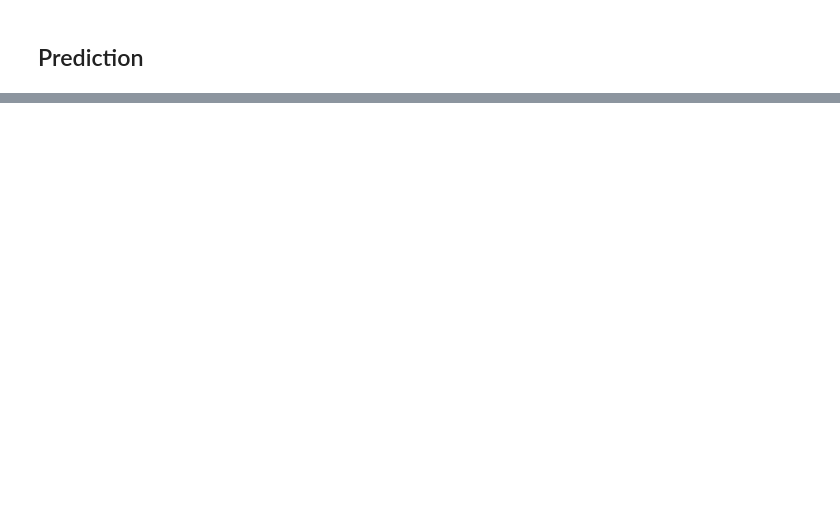
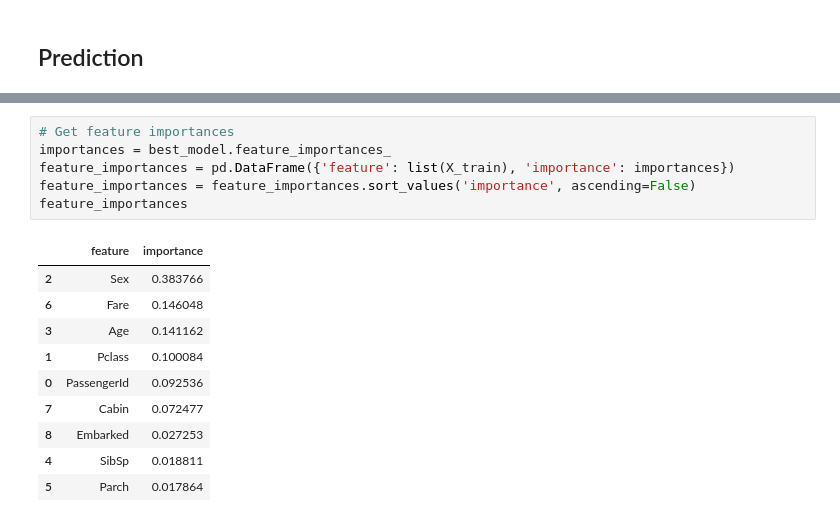
Before and after one commit to essiesalari/Titanic-ML, a Jupyter notebook: TitanicML.ipynb, the cells around one changed output, grey strips where cells are left out. Saved outputs shown, nothing was run; the diff lists cells and outputs as text; blank space fills up the shorter version.

```diff
--- a/TitanicML.ipynb
+++ b/TitanicML.ipynb
@@ -354,0 +354,17 @@ AUC: 0.932578155916106
+# %%
+# Get feature importances
+importances = best_model.feature_importances_
+feature_importances = pd.DataFrame({'feature': list(X_train), 'importance': importances})
+feature_importances = feature_importances.sort_values('importance', ascending=False)
+feature_importances
+# %% [output]
+|  | feature | importance |
+| 2 | Sex | 0.383766 |
+| 6 | Fare | 0.146048 |
+| 3 | Age | 0.141162 |
+| 1 | Pclass | 0.100084 |
+| 0 | PassengerId | 0.092536 |
+| 7 | Cabin | 0.072477 |
+| 8 | Embarked | 0.027253 |
+| 4 | SibSp | 0.018811 |
+| 5 | Parch | 0.017864 |
```
Also changed, not shown: parts of 7 cells of this notebook.
